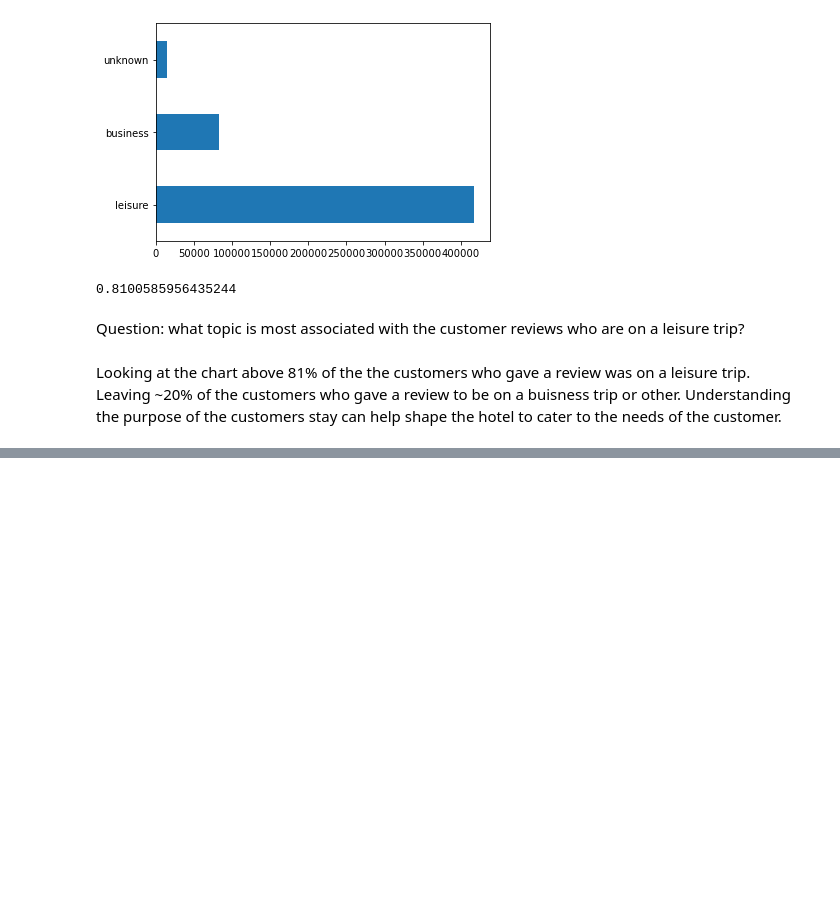
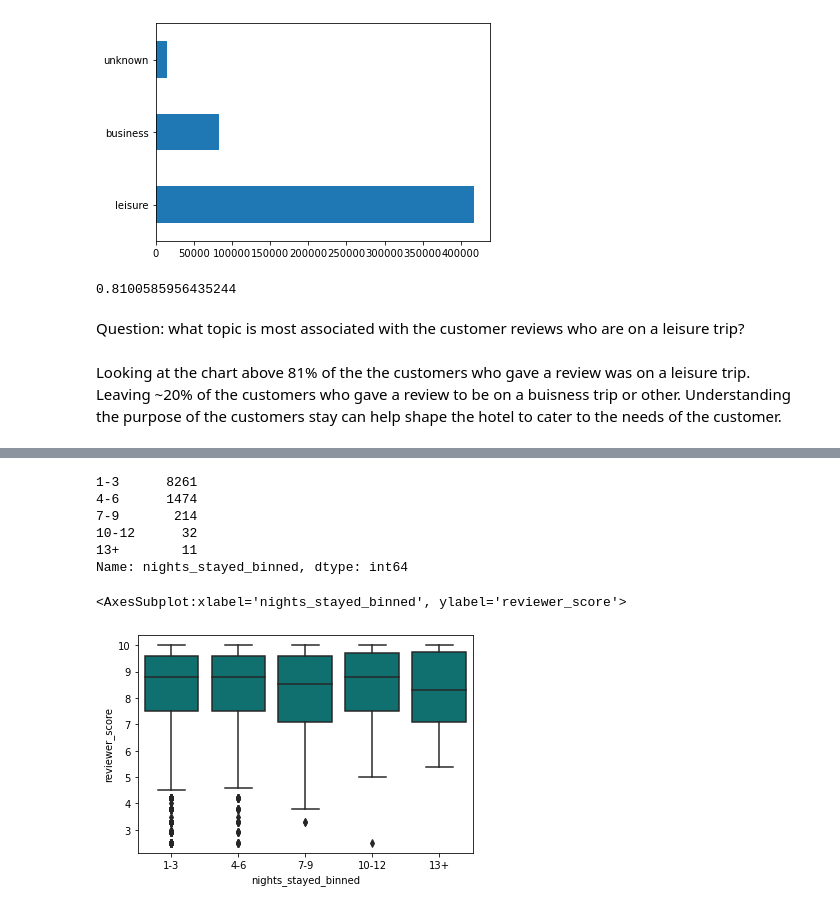
Before and after one commit to InPersonAnalysis/customer_review_capston, a Jupyter notebook: craig_exploration_2.ipynb, the cells around one changed output, grey strips where cells are left out. Cells and saved outputs as stored; diff of their text form; code cells hidden in the pictures; blank space fills up the shorter version.

```diff
--- a/craig_exploration_2.ipynb
+++ b/craig_exploration_2.ipynb
@@ -567,0 +696,18 @@ Looking at the chart above 81% of the the customers who gave a review was on a l
+# %%
+# bin nights stayed into 5 groups 1-3, 4-6, 7-9, 10-12, 13+
+df_sample['nights_stayed_binned'] = pd.cut(df_sample['nights_stayed'], bins=[0,3,6,9,12,15], labels=['1-3','4-6','7-9','10-12','13+'])
+# %%
+df_sample['nights_stayed_binned'].value_counts()
+# %% [output]
+1-3      8261
+4-6      1474
+7-9       214
+10-12      32
+13+        11
+Name: nights_stayed_binned, dtype: int64
+# %%
+# visualize nights stayed binned
+sns.boxplot(x='nights_stayed_binned', y='reviewer_score', data=df_sample, color='teal')
+# %% [output]
+<AxesSubplot:xlabel='nights_stayed_binned', ylabel='reviewer_score'>
+[figure, added]
```
Also changed, not shown: parts of 31 cells of this notebook.
